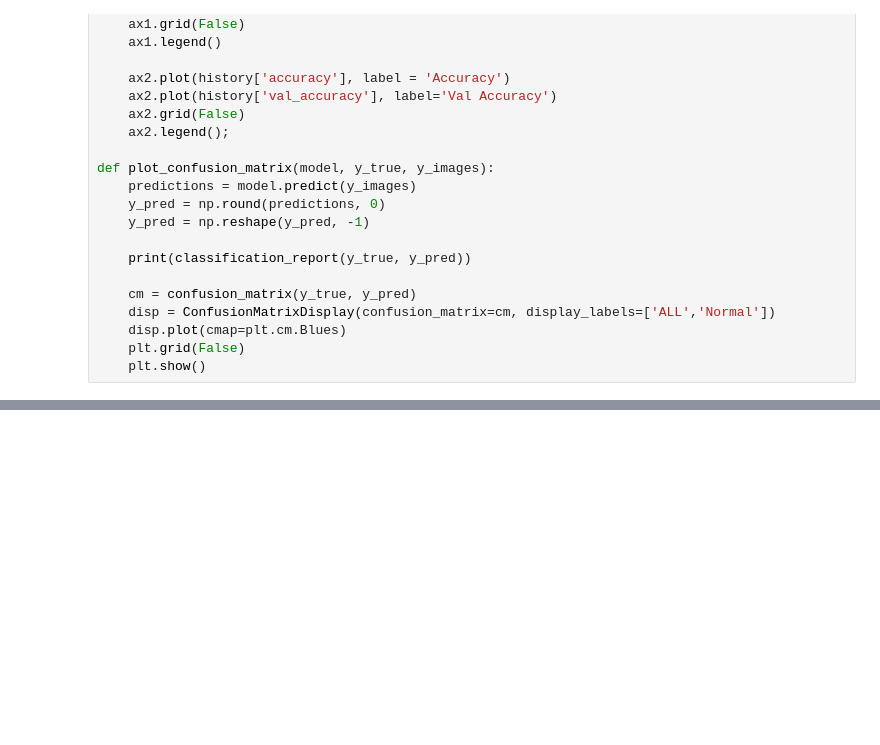
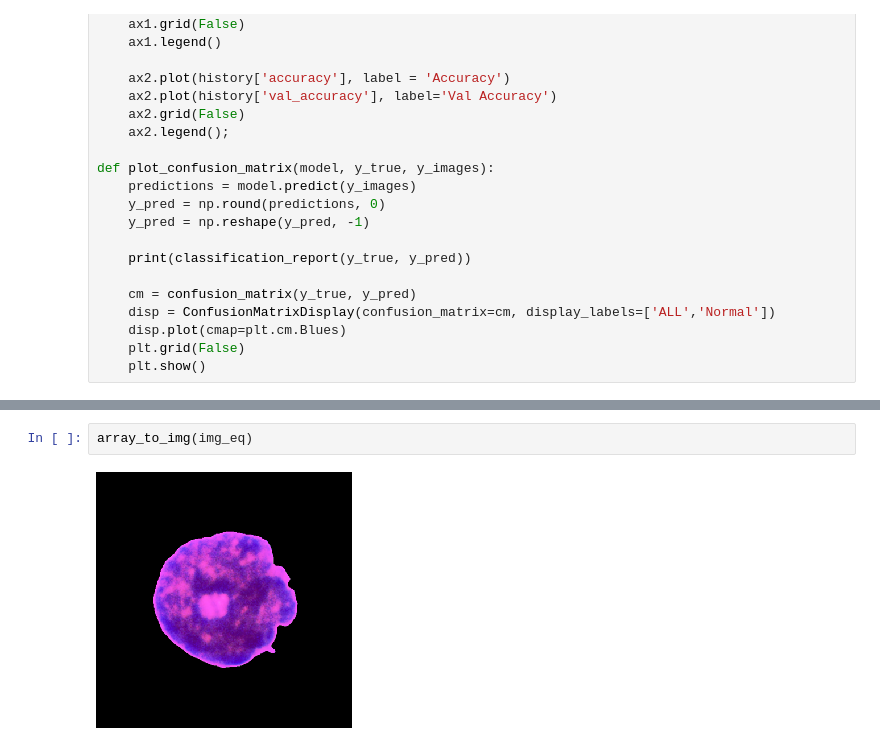
Before and after one commit to patrick-anastasio/Cancer-Image-Classification-Neural-Net, a Jupyter notebook: Notebook 2 of 2.ipynb, the cells around one changed output, grey strips where cells are left out. Drawn from its saved outputs; the diff is of its cells as text; blank space fills up the shorter version.

```diff
--- a/Notebook 2 of 2.ipynb
+++ b/Notebook 2 of 2.ipynb
@@ -212,0 +239,4 @@ weighted avg       0.79      0.79      0.79       125
+# %%
+array_to_img(img_eq)
+# %% [output]
+[figure, added]
```
Also changed, not shown: parts of 21 cells of this notebook, 1 other file.
